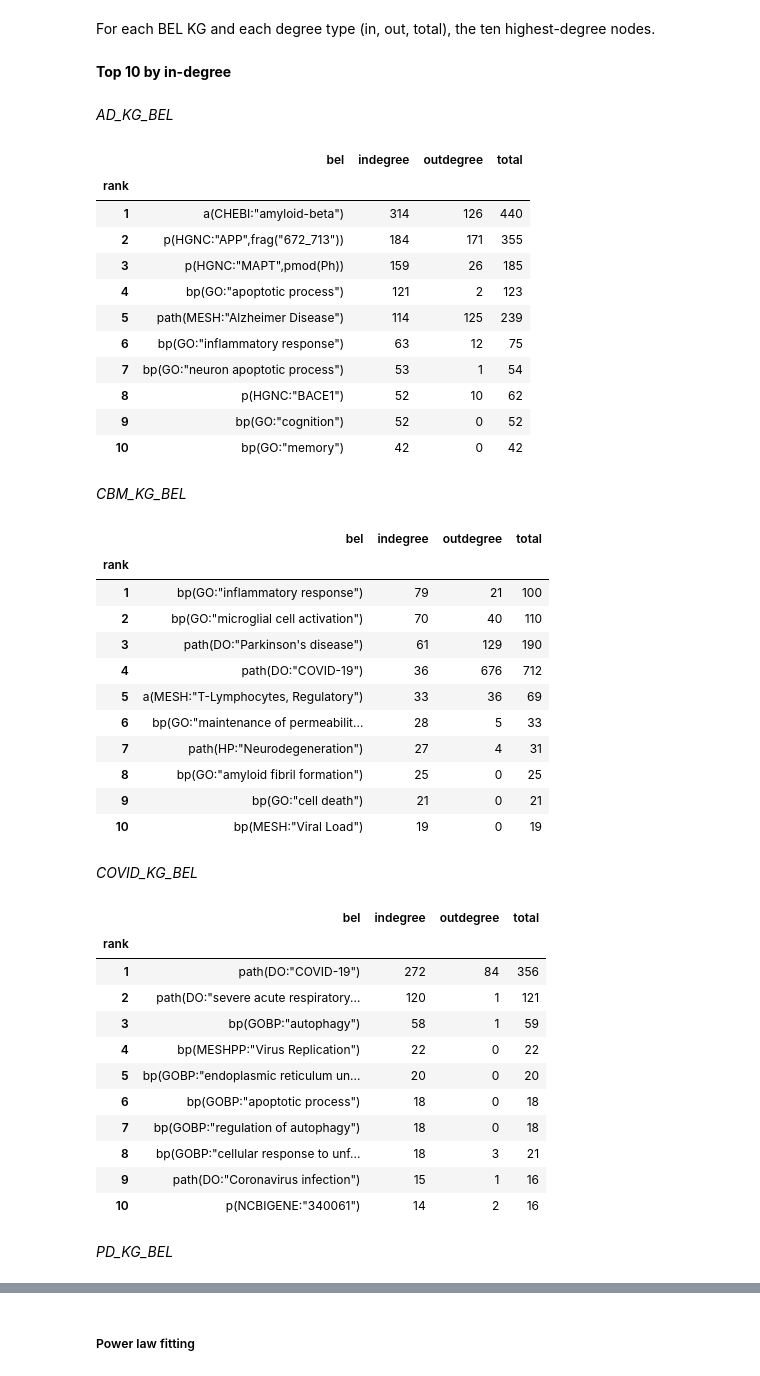
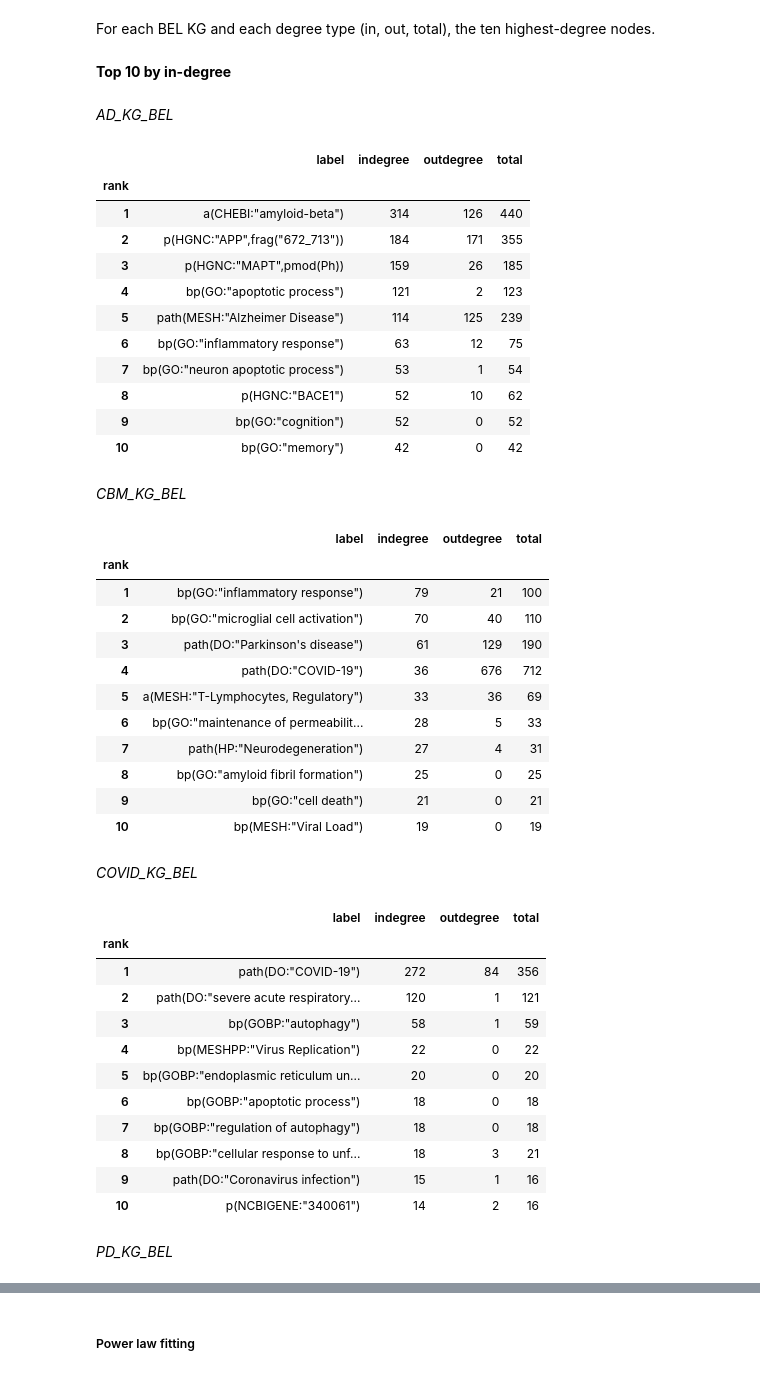
Before and after one commit to adrienrougny/commute_dm, a Jupyter notebook: scripts/main_analysis/2_05_get_collections_statistics.ipynb, the cells around one changed output, grey strips where cells are left out. Saved outputs shown, nothing was run; the diff lists cells and outputs as text; code cells hidden in the pictures.

```diff
--- a/scripts/main_analysis/2_05_get_collections_statistics.ipynb
+++ b/scripts/main_analysis/2_05_get_collections_statistics.ipynb
@@ -890,15 +789,15 @@ stripe_table(bel_family_pairs_df)
 # %% [markdown]
 #### Degree distributions
 # %%
-def get_bel_degree_data(projection):
+def get_degree_data(projection):
     """Per node of the projected influence graph (`get_bel_projection`), its in-
     and out-degree over the projected relationships (parallel edges counted); a
     node with no incident edge keeps degree 0. Returns one row per node:
-    ``collection_name``, ``bel``, ``indegree``, ``outdegree``."""
+    ``collection_name``, ``label``, ``indegree``, ``outdegree``."""
     rows = [
         {
             "collection_name": collection_name,
-            "bel": graph.nodes[node]["bel"],
+            "label": graph.nodes[node]["label"],
             "indegree": graph.in_degree(node),
             "outdegree": graph.out_degree(node),
         }
@@ -906,10 +805,10 @@ def get_bel_degree_data(projection):
         for node in graph.nodes
     ]
     return pd.DataFrame(
-        rows, columns=["collection_name", "bel", "indegree", "outdegree"]
+        rows, columns=["collection_name", "label", "indegree", "outdegree"]
     )
 # %%
-def get_bel_degree_summary(degree_df, degree_column):
+def get_degree_summary(degree_df, degree_column, collections):
     """Basic statistics of one degree type across the BEL collections -- mean,
     standard deviation, median, 90th percentile, maximum and number of
     nodes with degree > 50 -- one row per collection."""
@@ -924,7 +823,7 @@ def get_bel_degree_summary(degree_df, degree_column):
             "n>10": grouped.apply(lambda degrees: (degrees > 10).sum()),
         }
     )
-    return summary.reindex(BEL_COLLECTIONS)
+    return summary.reindex(collections)
 # %% [markdown]
 ##### Summary
 # %%
@@ -936,12 +835,16 @@ DEGREE_TYPES = [
     ("total", "total degree"),
 ]
 
-degree_df = get_bel_degree_data(bel_projection)
+degree_df = get_degree_data(bel_projection)
 degree_df["total"] = degree_df["indegree"] + degree_df["outdegree"]
 
 for degree_column, degree_label in DEGREE_TYPES:
     display(Markdown(f"**{degree_label}**"))
-    display(stripe_table(get_bel_degree_summary(degree_df, degree_column)))
+    display(
+        stripe_table(
+            get_degree_summary(degree_df, degree_column, collections=BEL_COLLECTIONS)
+        )
+    )
 # %% [output]
 **in-degree**
 |  | mean | std | median | p90 | max | n>10 |
@@ -969,14 +872,14 @@ for degree_column, degree_label in DEGREE_TYPES:
 # %% [markdown]
 For each BEL KG and each degree type (in, out, total), the ten highest-degree nodes.
 # %%
-def get_bel_top_degree_nodes(degree_df, collection_name, degree_column, top_n=10):
+def get_top_degree_nodes(degree_df, collection_name, degree_column, top_n=10):
     """The ``top_n`` highest-degree nodes of one BEL collection for one degree
-    type, labelled by their ``bel`` string and ranked from 1, keeping the in-,
+    type, labelled by their ``label`` string and ranked from 1, keeping the in-,
     out- and total-degree columns."""
     top = (
         degree_df[degree_df["collection_name"] == collection_name]
         .nlargest(top_n, degree_column)
-        .loc[:, ["bel", "indegree", "outdegree", "total"]]
+        .loc[:, ["label", "indegree", "outdegree", "total"]]
         .reset_index(drop=True)
     )
     top.index += 1
@@ -985,23 +888,21 @@ def get_bel_top_degree_nodes(degree_df, collection_name, degree_column, top_n=10
 # %%
 from IPython.display import Markdown, display
 
 TOP_N = 10
 
 for degree_column, degree_label in DEGREE_TYPES:
     display(Markdown(f"**Top {TOP_N} by {degree_label}**"))
     for collection_name in BEL_COLLECTIONS:
         display(Markdown(f"*{collection_name}*"))
         display(
             stripe_table(
-                get_bel_top_degree_nodes(
-                    degree_df, collection_name, degree_column, TOP_N
-                )
+                get_top_degree_nodes(degree_df, collection_name, degree_column, TOP_N)
             )
         )
 # %% [output]
 **Top 10 by in-degree**
 *AD_KG_BEL*
-|  | bel | indegree | outdegree | total |
+|  | label | indegree | outdegree | total |
 | rank |  |  |  |  |
 | 1 | a(CHEBI:"amyloid-beta") | 314 | 126 | 440 |
 | 2 | p(HGNC:"APP",frag("672_713")) | 184 | 171 | 355 |
@@ -1014,7 +915,7 @@ for degree_column, degree_label in DEGREE_TYPES:
 | 9 | bp(GO:"cognition") | 52 | 0 | 52 |
 | 10 | bp(GO:"memory") | 42 | 0 | 42 |
 *CBM_KG_BEL*
-|  | bel | indegree | outdegree | total |
+|  | label | indegree | outdegree | total |
 | rank |  |  |  |  |
 | 1 | bp(GO:"inflammatory response") | 79 | 21 | 100 |
 | 2 | bp(GO:"microglial cell activation") | 70 | 40 | 110 |
@@ -1027,7 +928,7 @@ for degree_column, degree_label in DEGREE_TYPES:
 | 9 | bp(GO:"cell death") | 21 | 0 | 21 |
 | 10 | bp(MESH:"Viral Load") | 19 | 0 | 19 |
 *COVID_KG_BEL*
-|  | bel | indegree | outdegree | total |
+|  | label | indegree | outdegree | total |
 | rank |  |  |  |  |
 | 1 | path(DO:"COVID-19") | 272 | 84 | 356 |
 | 2 | path(DO:"severe acute respiratory... | 120 | 1 | 121 |
```
Also changed, not shown: parts of 49 cells of this notebook.
